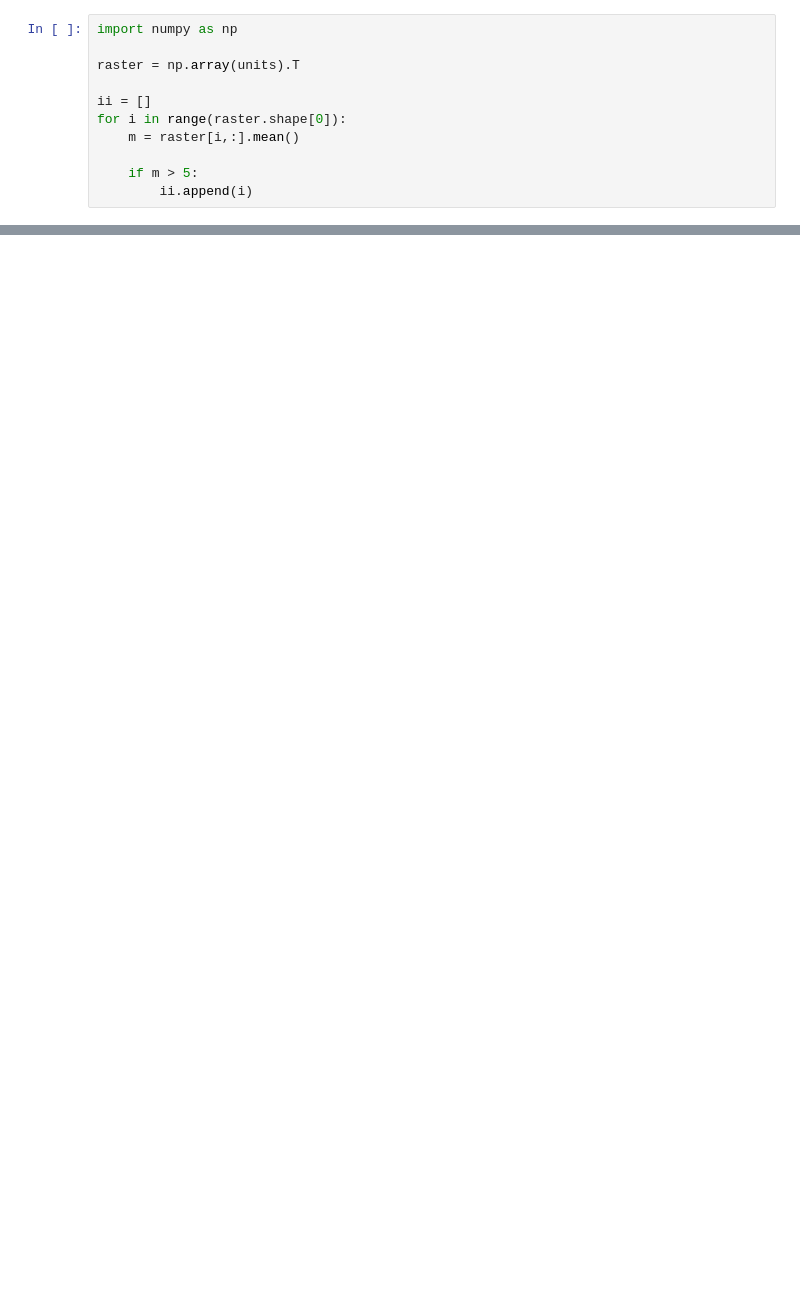
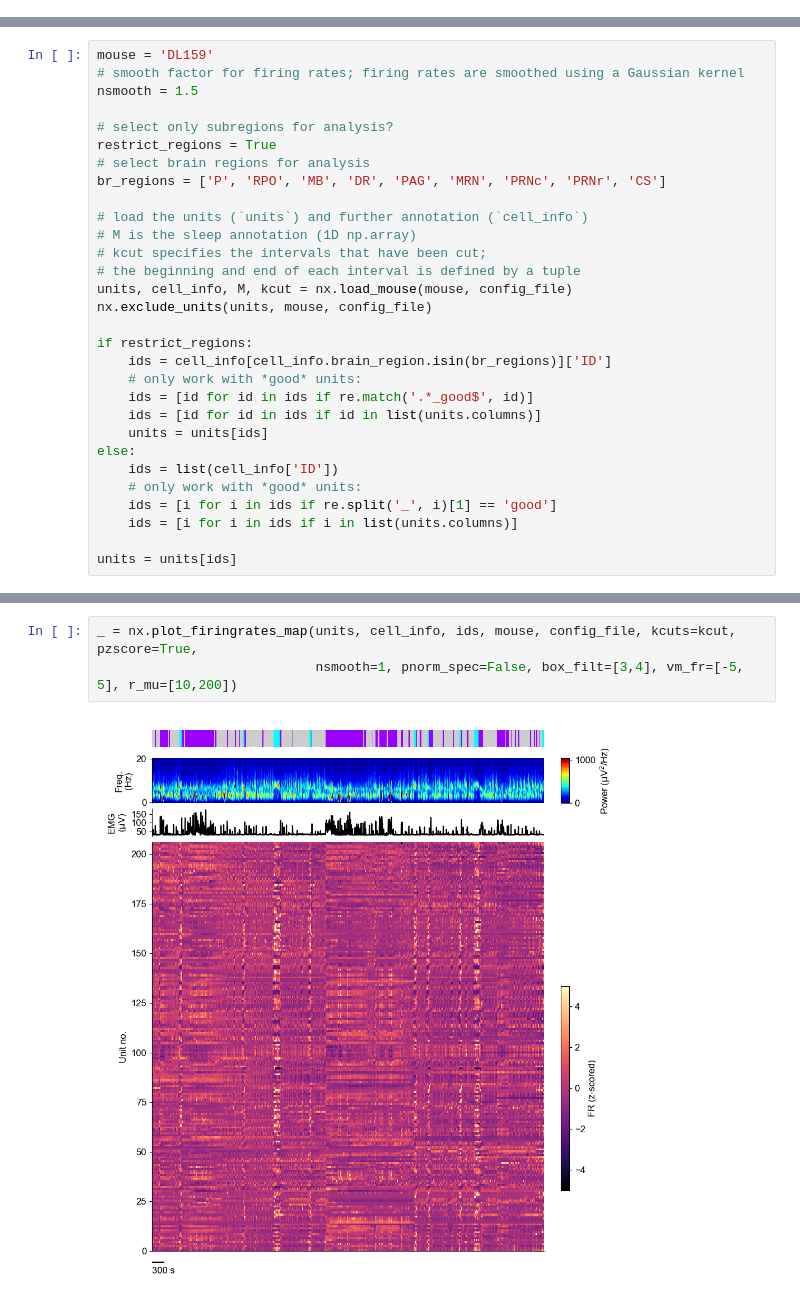
Before and after one commit to tortugar/Npx, a Jupyter notebook: basic_analysis_howto.ipynb, the cells around one changed output, grey strips where cells are left out. Cells and saved outputs as stored; diff of their text form; blank space fills up the shorter version.

```diff
--- a/basic_analysis_howto.ipynb
+++ b/basic_analysis_howto.ipynb
@@ -238,11 +0,0 @@ c2[idx]
-# %%
-import numpy as np
-
-raster = np.array(units).T
-
-ii = []
-for i in range(raster.shape[0]):
-    m = raster[i,:].mean()
-
-    if m > 5:
-        ii.append(i)
@@ -259,0 +71,30 @@ len(ii)
+# %%
+mouse = 'DL159'
+# smooth factor for firing rates; firing rates are smoothed using a Gaussian kernel
+nsmooth = 1.5
+
+# select only subregions for analysis?
+restrict_regions = True
+# select brain regions for analysis
+br_regions = ['P', 'RPO', 'MB', 'DR', 'PAG', 'MRN', 'PRNc', 'PRNr', 'CS']
+
+# load the units (`units`) and further annotation (`cell_info`)
+# M is the sleep annotation (1D np.array)
+# kcut specifies the intervals that have been cut;
+# the beginning and end of each interval is defined by a tuple
+units, cell_info, M, kcut = nx.load_mouse(mouse, config_file)
+nx.exclude_units(units, mouse, config_file)
+
+if restrict_regions:
+    ids = cell_info[cell_info.brain_region.isin(br_regions)]['ID']
+    # only work with *good* units:
+    ids = [id for id in ids if re.match('.*_good$', id)]
+    ids = [id for id in ids if id in list(units.columns)]
+    units = units[ids]
+else:
+    ids = list(cell_info['ID'])
+    # only work with *good* units:
+    ids = [i for i in ids if re.split('_', i)[1] == 'good']
+    ids = [i for i in ids if i in list(units.columns)]
+
+units = units[ids]
@@ -259,0 +103,5 @@ len(ii)
+# %%
+_ = nx.plot_firingrates_map(units, cell_info, ids, mouse, config_file, kcuts=kcut, pzscore=True,
+                            nsmooth=1, pnorm_spec=False, box_filt=[3,4], vm_fr=[-5, 5], r_mu=[10,200])
+# %% [output]
+[figure, added]
```
Also changed, not shown: parts of 40 cells of this notebook.
